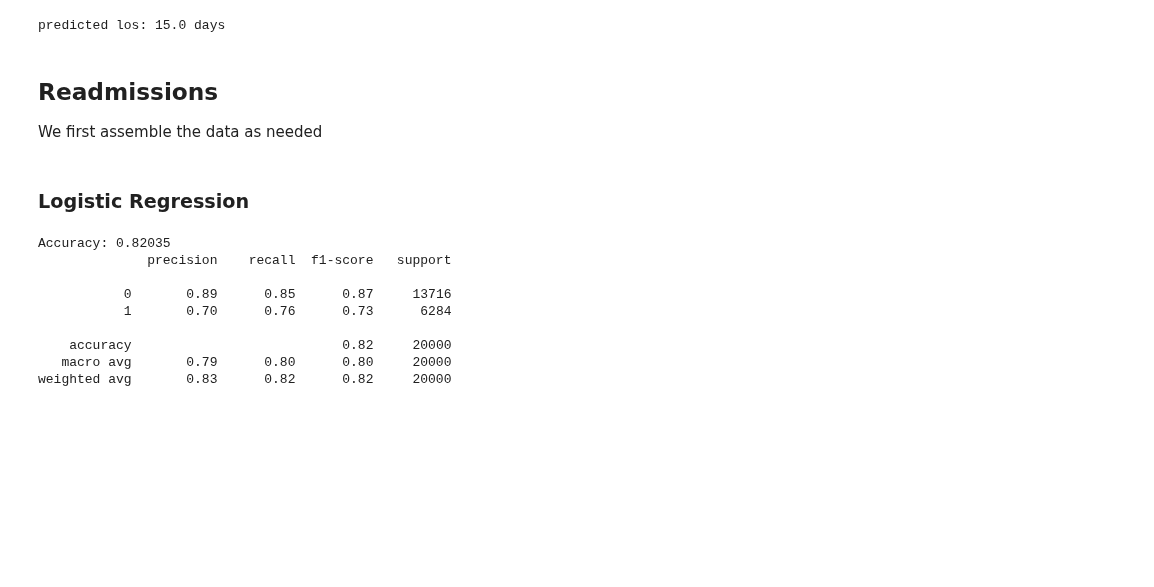
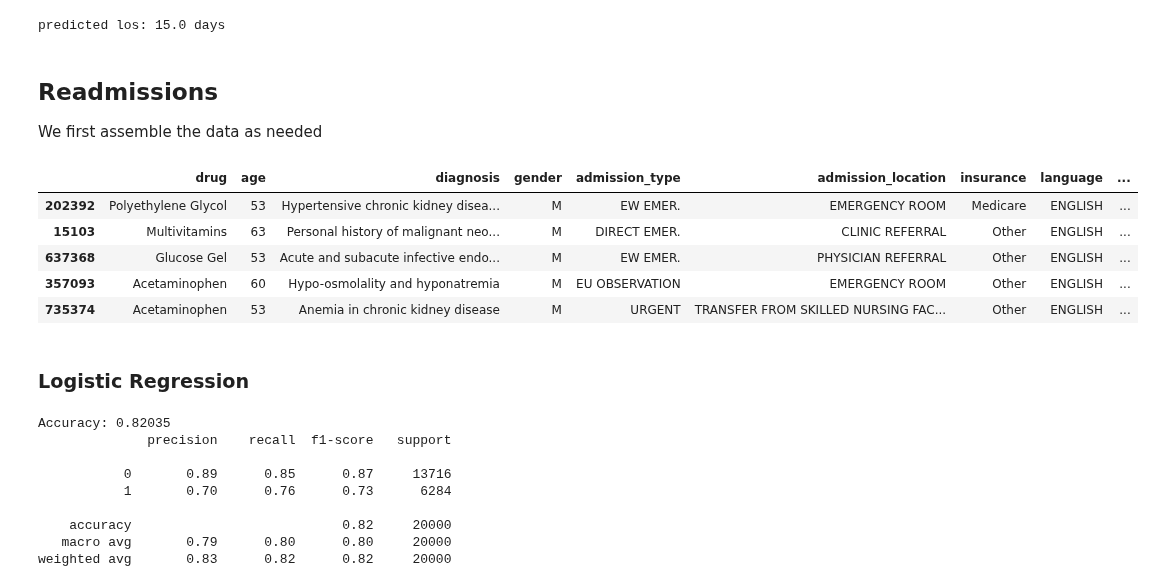
Before and after one commit to bizzfuzz/CHOP-comprehensive-hospital-outcome-prediction-system, a Jupyter notebook: models.ipynb, the cells around one changed output. Drawn from its saved outputs; the diff is of its cells as text; code cells hidden in the pictures; blank space fills up the shorter version.

```diff
--- a/models.ipynb
+++ b/models.ipynb
@@ -346,32 +346,41 @@ We first assemble the data as needed
 # %%
 base_df = pd.read_csv("data/cleaned_data.csv")
 readmissions_df = pd.read_pickle("data/readmissions.pkl")
 with open('data/readmission_preprocessor.pkl', 'rb') as f:
     readmission_preprocessor = pickle.load(f)
 filtered = readmissions_df[["hadm_id", "is_readmission"]]
 #merge filtered to base_df
 readmission_model_df = pd.merge(base_df, filtered, on="hadm_id", how="left")
 dfh.drop_columns(
     readmission_model_df,[
         "subject_id",
         "hadm_id",
         "admittime",
         "dischtime",
         "drug_type",
+        "length_of_stay",
         "died"
     ]
 )
 readmission_model_df = readmission_model_df.sample(100000, random_state=42)
 
 x_train, x_test, y_train, y_test = dfh.xy_split(readmission_model_df.head(100000), "is_readmission")
 x_train = readmission_preprocessor.transform(x_train)
 x_test = readmission_preprocessor.transform(x_test)
 
 warnings.filterwarnings('ignore')
 #label encode y
 le = LabelEncoder()
 y_train = le.fit_transform(y_train)
 y_test = le.transform(y_test)
+readmission_model_df.head()
+# %% [output]
+|  | drug | age | diagnosis | gender | admission_type | admission_location | insurance | language | ... |
+| 202392 | Polyethylene Glycol | 53 | Hypertensive chronic kidney disea... | M | EW EMER. | EMERGENCY ROOM | Medicare | ENGLISH | ... |
+| 15103 | Multivitamins | 63 | Personal history of malignant neo... | M | DIRECT EMER. | CLINIC REFERRAL | Other | ENGLISH | ... |
+| 637368 | Glucose Gel | 53 | Acute and subacute infective endo... | M | EW EMER. | PHYSICIAN REFERRAL | Other | ENGLISH | ... |
+| 357093 | Acetaminophen | 60 | Hypo-osmolality and hyponatremia | M | EU OBSERVATION | EMERGENCY ROOM | Other | ENGLISH | ... |
+| 735374 | Acetaminophen | 53 | Anemia in chronic kidney disease | M | URGENT | TRANSFER FROM SKILLED NURSING FAC... | Other | ENGLISH | ... |
 # %% [markdown]
 ### Logistic Regression
 # %%
```
Also changed, not shown: parts of 2 cells of this notebook, 4 other files.
